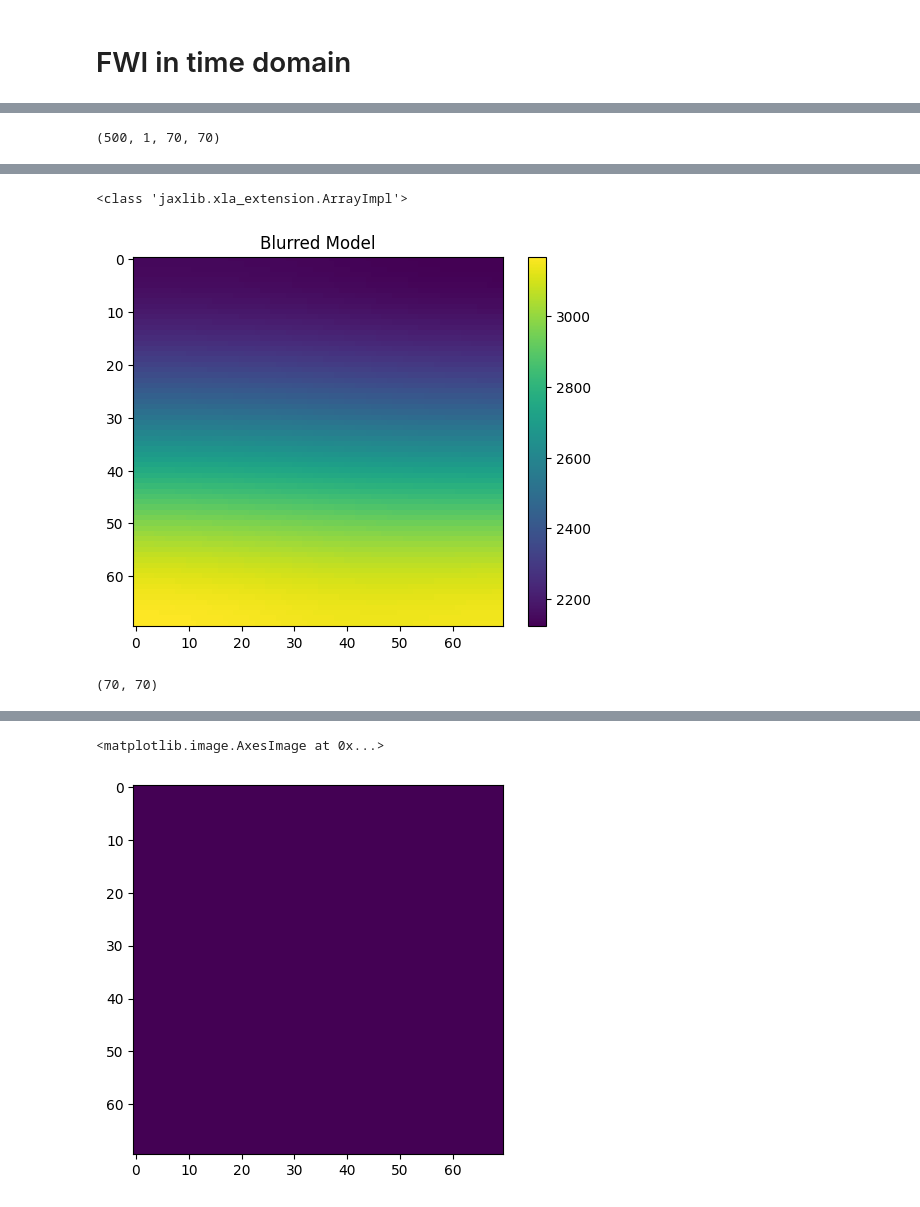
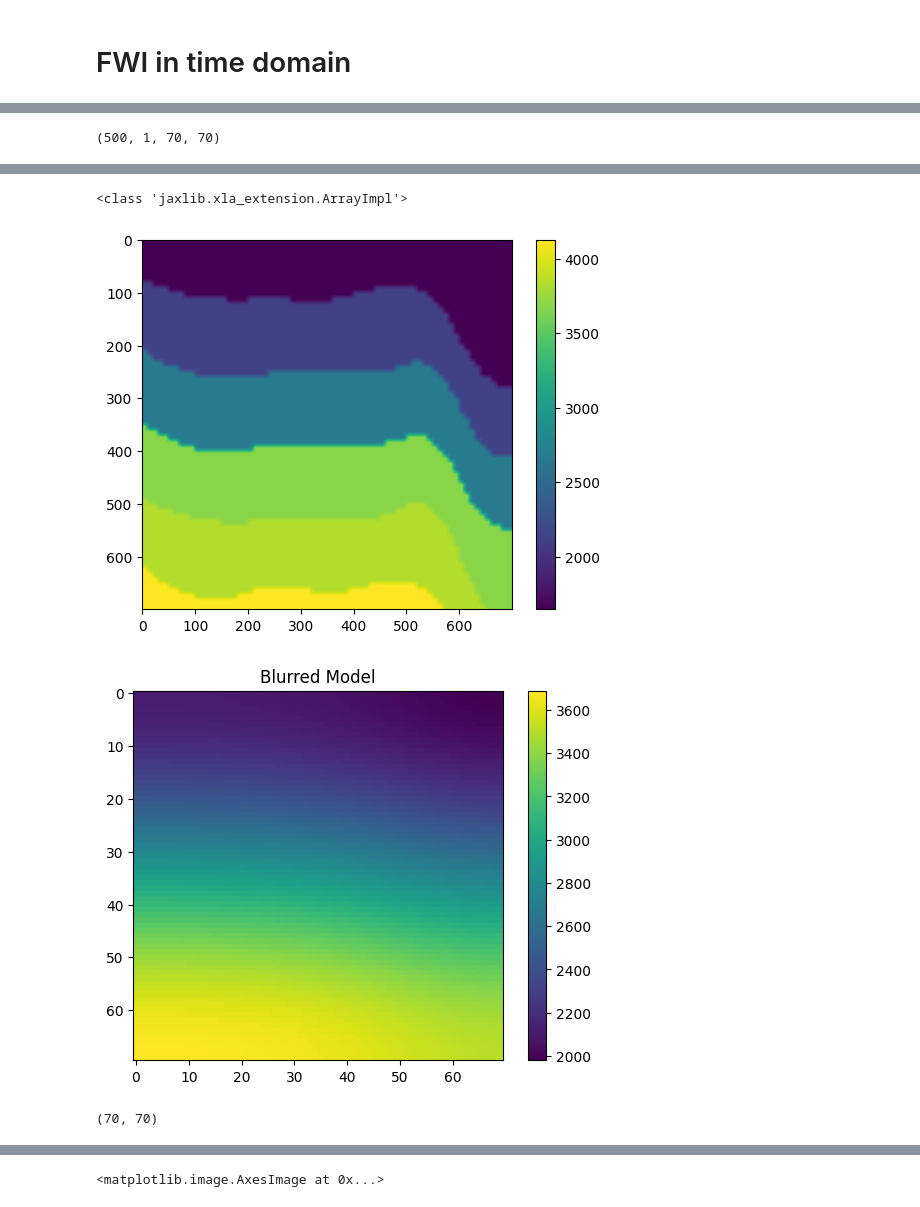
Before and after one commit to armercier/Hybrid-OED, a Jupyter notebook: src/scripts/inversion.ipynb, the cells around one changed output, grey strips where cells are left out. Drawn from its saved outputs; the diff is of its cells as text; code cells hidden in the pictures.

```diff
--- a/src/scripts/inversion.ipynb
+++ b/src/scripts/inversion.ipynb
@@ -51,11 +55,17 @@ print(model.shape)
 # the classic is 7, 14, 21
 
 
-true_model = model[7,0,:,:]
+true_model = model[84,0,:,:]
 plt.imshow(true_model)
 plt.colorbar()
 plt.show()
 print(type(true_model))
+
+# make an extended true model by interpolating the true model to 700x700
+true_model_extended = jax.image.resize(true_model, (700, 700), method="trilinear")
+plt.imshow(true_model_extended)
+plt.colorbar()
+plt.show()
 
 from scipy.ndimage import gaussian_filter
 
@@ -71,6 +81,12 @@ plt.title('Blurred Model')
 plt.show()
 print(blurred_model.shape)
 
+# make en extended blurred model by interpolating the blurred model to 700x700
+blurred_model_extended = jax.image.resize(blurred_model, (700, 700), method="trilinear")
+plt.imshow(blurred_model_extended)
+plt.colorbar()
+plt.show()
+
 # homogenous model of the velocity avegare
 
 homogenous_model = jnp.ones(true_model.shape) * jnp.mean(true_model)
@@ -82,3 +98,4 @@ plt.imshow(homogenous_model)
 <class 'jaxlib.xla_extension.ArrayImpl'>
-[figure, old version]
+[figure, new version]
+[figure, new version]
 (70, 70)
@@ -85,2 +103 @@ plt.imshow(homogenous_model)
 <matplotlib.image.AxesImage at 0x...>
-[figure, old version]
```
Also changed, not shown: parts of 18 cells of this notebook, 4 other files.
